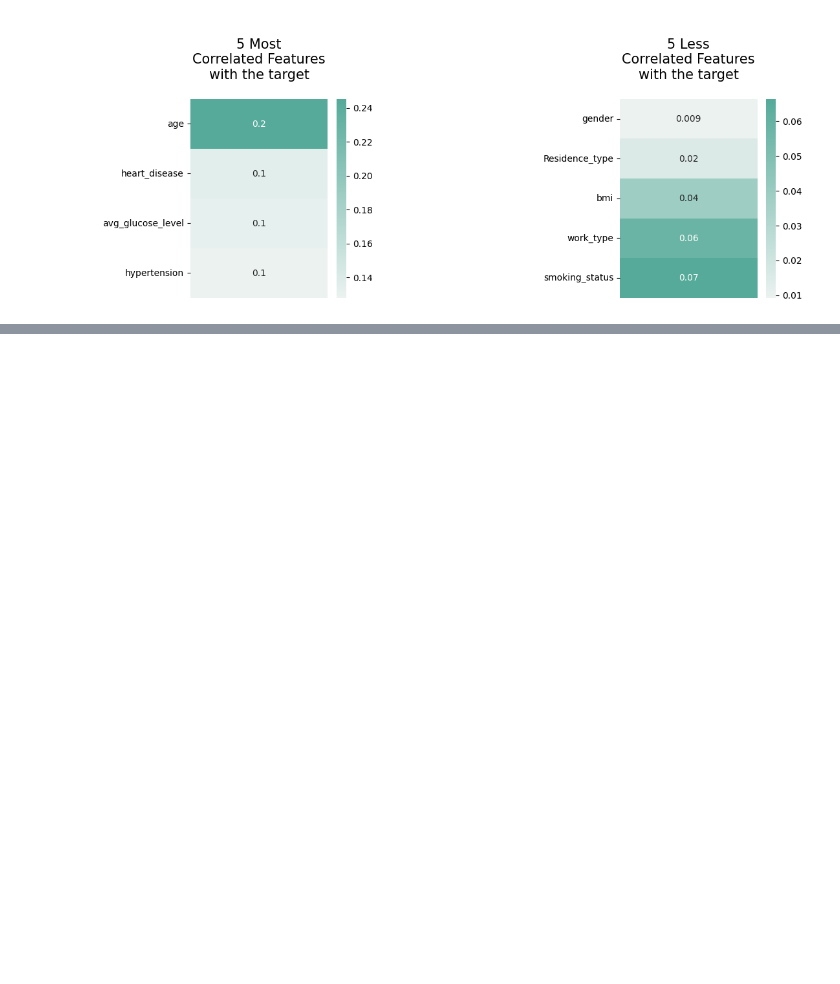
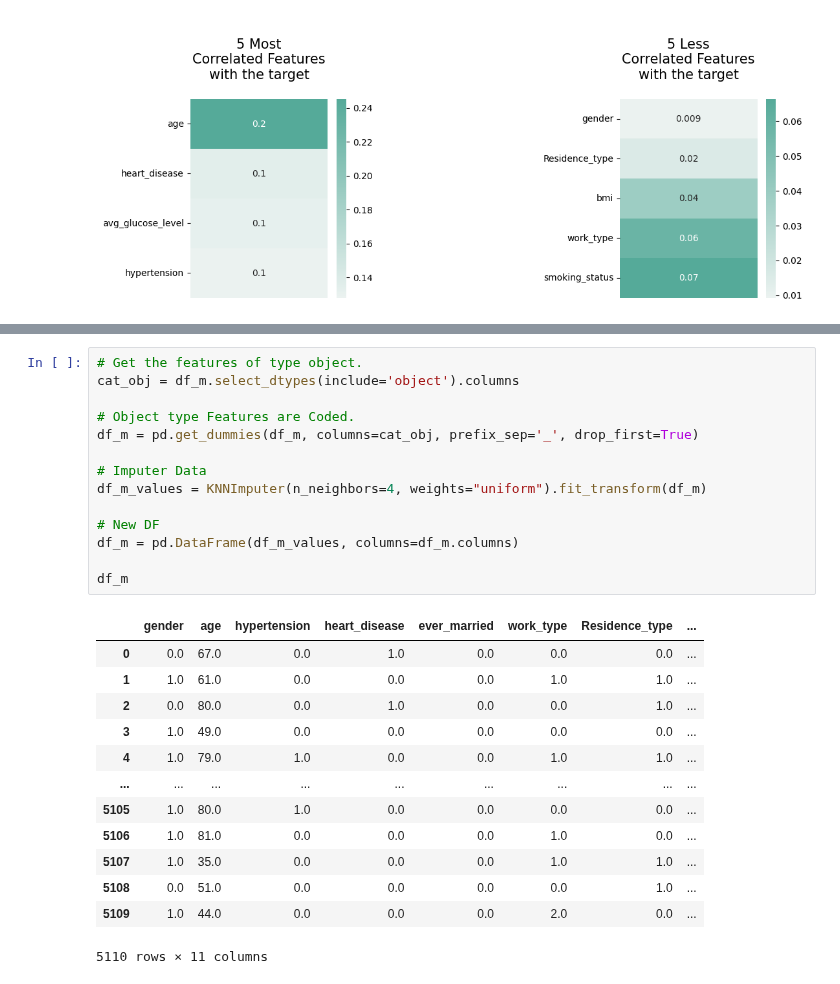
Before and after one commit to kchristian03/alp_ml_2023, a Jupyter notebook: cobamean.ipynb, the cells around one changed output, grey strips where cells are left out. Cells and saved outputs as stored; diff of their text form; blank space fills up the shorter version.

```diff
--- a/cobamean.ipynb
+++ b/cobamean.ipynb
@@ -618,0 +657,28 @@ plt.show()
+# %%
+# Get the features of type object.
+cat_obj = df_m.select_dtypes(include='object').columns
+
+# Object type Features are Coded.
+df_m = pd.get_dummies(df_m, columns=cat_obj, prefix_sep='_', drop_first=True)
+
+# Imputer Data
+df_m_values = KNNImputer(n_neighbors=4, weights="uniform").fit_transform(df_m)
+
+# New DF
+df_m = pd.DataFrame(df_m_values, columns=df_m.columns)
+
+df_m
+# %% [output]
+|  | gender | age | hypertension | heart_disease | ever_married | work_type | Residence_type | ... |
+| 0 | 0.0 | 67.0 | 0.0 | 1.0 | 0.0 | 0.0 | 0.0 | ... |
+| 1 | 1.0 | 61.0 | 0.0 | 0.0 | 0.0 | 1.0 | 1.0 | ... |
+| 2 | 0.0 | 80.0 | 0.0 | 1.0 | 0.0 | 0.0 | 1.0 | ... |
+| 3 | 1.0 | 49.0 | 0.0 | 0.0 | 0.0 | 0.0 | 0.0 | ... |
+| 4 | 1.0 | 79.0 | 1.0 | 0.0 | 0.0 | 1.0 | 1.0 | ... |
+| ... | ... | ... | ... | ... | ... | ... | ... | ... |
+| 5105 | 1.0 | 80.0 | 1.0 | 0.0 | 0.0 | 0.0 | 0.0 | ... |
+| 5106 | 1.0 | 81.0 | 0.0 | 0.0 | 0.0 | 1.0 | 0.0 | ... |
+| 5107 | 1.0 | 35.0 | 0.0 | 0.0 | 0.0 | 1.0 | 1.0 | ... |
+| 5108 | 0.0 | 51.0 | 0.0 | 0.0 | 0.0 | 0.0 | 1.0 | ... |
+| 5109 | 1.0 | 44.0 | 0.0 | 0.0 | 0.0 | 2.0 | 0.0 | ... |
+5110 rows × 11 columns
```
Also changed, not shown: parts of 18 cells of this notebook, 2 other files.
